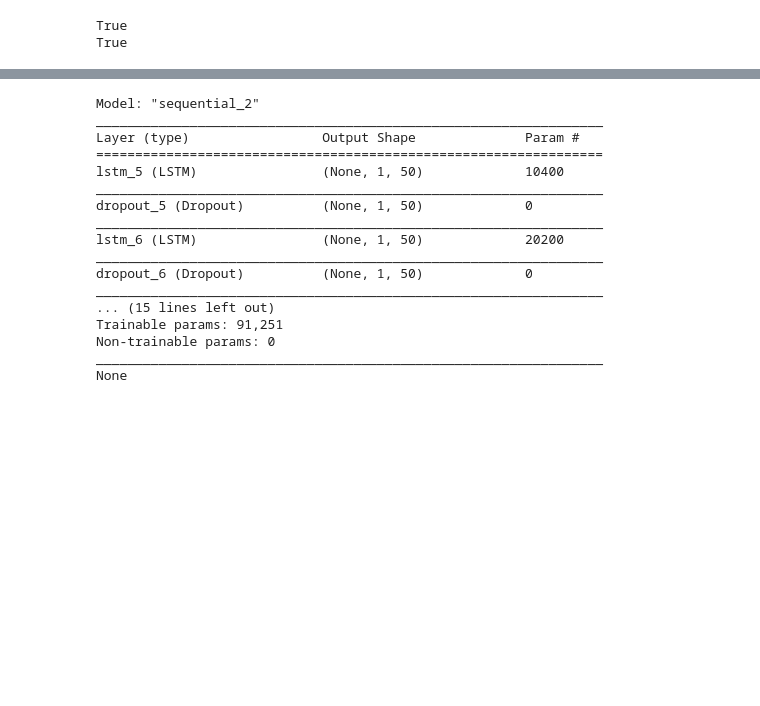
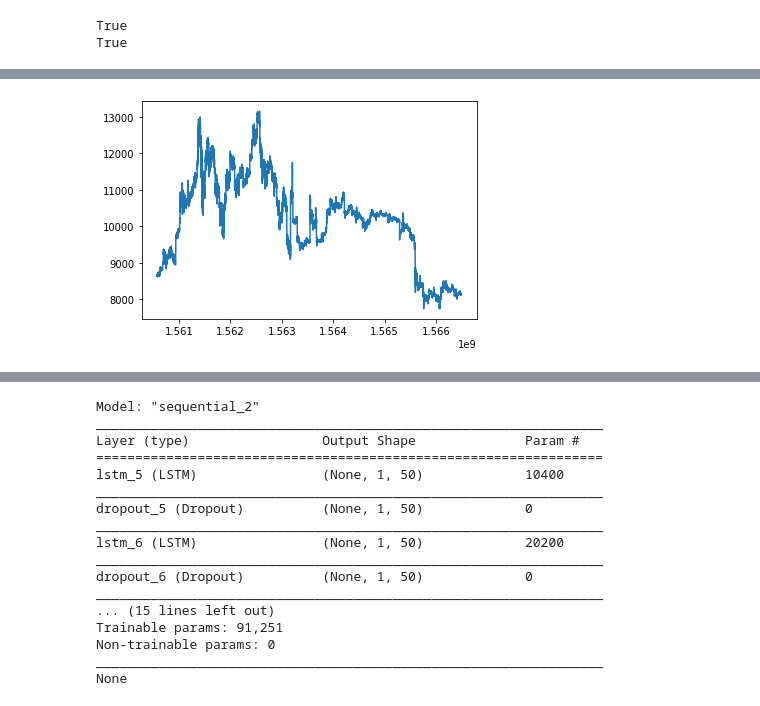
Before and after one commit to bnonni/LSTM, a Jupyter notebook: LSTM_Crypto_Predictor.ipynb, the cells around one changed output, grey strips where cells are left out. Drawn from its saved outputs; the diff is of its cells as text; code cells hidden in the pictures; blank space fills up the shorter version.

```diff
--- a/LSTM_Crypto_Predictor.ipynb
+++ b/LSTM_Crypto_Predictor.ipynb
@@ -225,3 +264,10 @@ plt.plot( BTC_df.Datetime[0:10000], BTC_df.Prices[0:10000])
+# %%
+x = BTC_df.Datetime
+y = BTC_df.Prices
+plt.plot(x, y)
+plt.show()
+# %% [output]
+[figure, added]
 # %%
 BTC_df['High'] = BTC_df.High.astype('float64')
 BTC_df['Low'] = BTC_df.Low.astype('float64')
```
Also changed, not shown: parts of 25 cells of this notebook, 1 other file.
